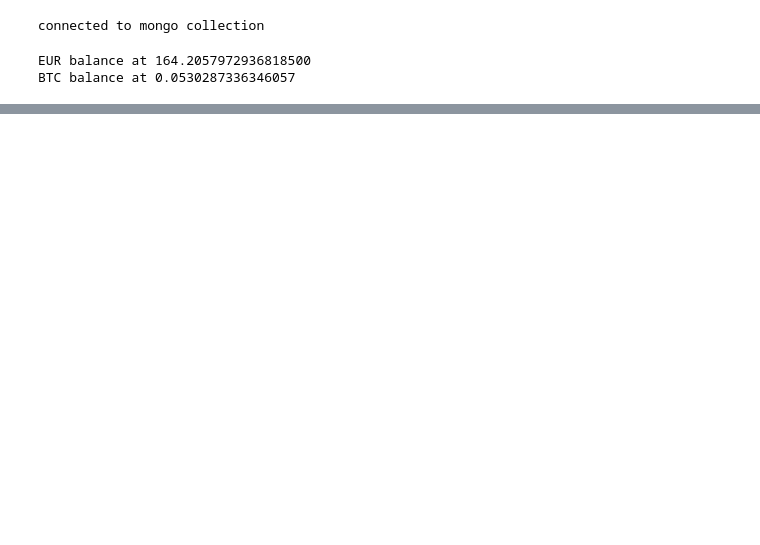
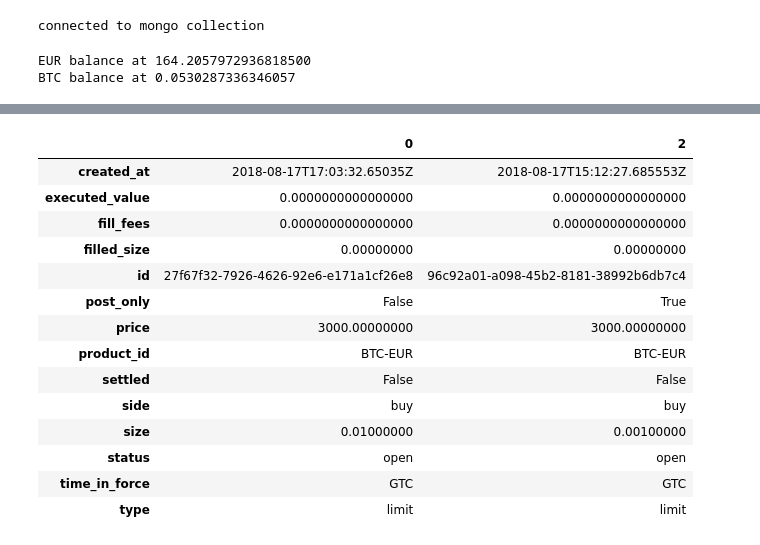
Before and after one commit to jclasul/secret, a Jupyter notebook: dax/src/Untitled.ipynb, the cells around one changed output, grey strips where cells are left out. Cells and saved outputs as stored; diff of their text form; code cells hidden in the pictures; blank space fills up the shorter version.

```diff
--- a/dax/src/Untitled.ipynb
+++ b/dax/src/Untitled.ipynb
@@ -93,0 +321,21 @@ db.find({'_id':'MARKET_UPDATE',)
+# %%
+self.openorders = client.get_orders()[0]
+self.df_openorders = pd.DataFrame(self.openorders).query('product_id == "BTC-EUR"')
+self.df_openorders.loc['created_at'] = pd.to_datetime(self.df_openorders['created_at'])
+self.df_openorders = self.df_openorders.T
+# %% [output]
+|  | 0 | 2 |
+| created_at | 2018-08-17T17:03:32.65035Z | 2018-08-17T15:12:27.685553Z |
+| executed_value | 0.0000000000000000 | 0.0000000000000000 |
+| fill_fees | 0.0000000000000000 | 0.0000000000000000 |
+| filled_size | 0.00000000 | 0.00000000 |
+| id | 27f67f32-7926-4626-92e6-e171a1cf26e8 | 96c92a01-a098-45b2-8181-38992b6db7c4 |
+| post_only | False | True |
+| price | 3000.00000000 | 3000.00000000 |
+| product_id | BTC-EUR | BTC-EUR |
+| settled | False | False |
+| side | buy | buy |
+| size | 0.01000000 | 0.00100000 |
+| status | open | open |
+| time_in_force | GTC | GTC |
+| type | limit | limit |
```
Also changed, not shown: parts of 22 cells of this notebook, 1 other file.
